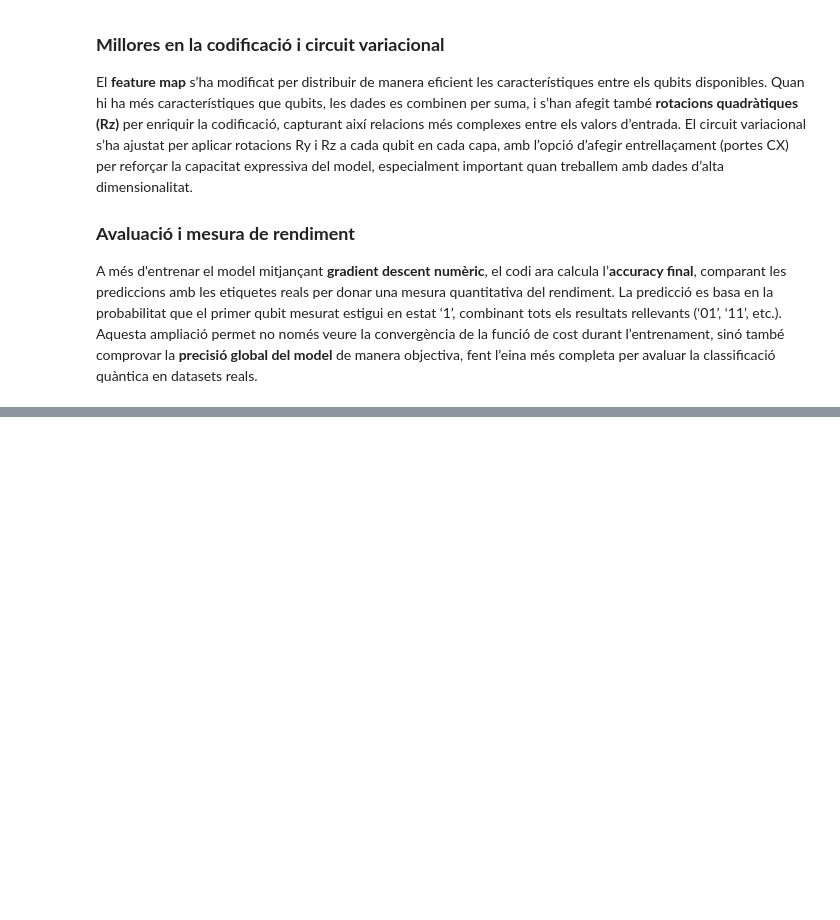
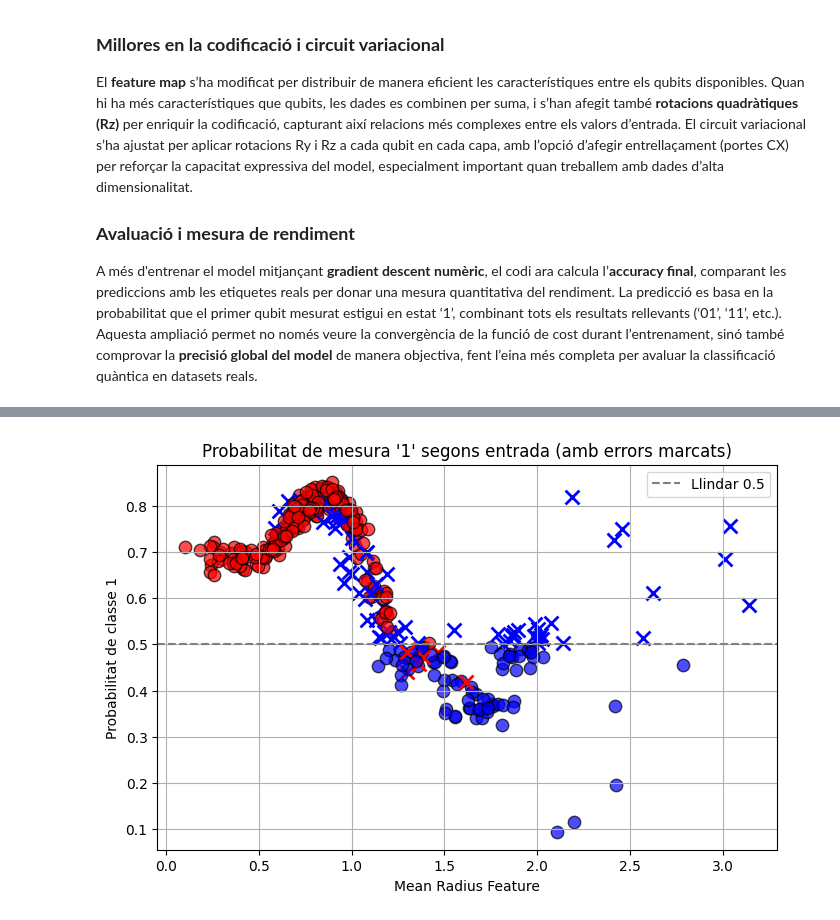
Before and after one commit to MinusOdin/qml_tfg, a Jupyter notebook: vqc.ipynb, the cells around one changed output, grey strips where cells are left out. Cells and saved outputs as stored; diff of their text form; code cells hidden in the pictures; blank space fills up the shorter version.

```diff
--- a/vqc.ipynb
+++ b/vqc.ipynb
@@ -690,0 +1129,23 @@ A més d'entrenar el model mitjançant **gradient descent numèric**, el codi ar
+# %%
+plt.figure(figsize=(8, 5))
+
+# Mostres ben classificades
+for x, prob, y_true, y_pred in zip(X_plot, prob_1_plot, y_true_plot, y_pred_plot):
+    if y_true == y_pred:
+        plt.scatter(x, prob, c='blue' if y_true == 0 else 'red', edgecolors='k', s=80, marker='o', alpha=0.7)
+    else:
+        plt.scatter(x, prob, c='blue' if y_true == 0 else 'red', edgecolors='k', s=100, marker='x', linewidths=2)
+
+# Referència de la decisió
+plt.axhline(0.5, color='gray', linestyle='--', label="Llindar 0.5")
+
+# Etiquetes
+plt.title("Probabilitat de mesura '1' segons entrada (amb errors marcats)")
+plt.xlabel("Mean Radius Feature")
+plt.ylabel("Probabilitat de classe 1")
+plt.grid(True)
+plt.legend()
+plt.savefig("vqc_prob_with_errors.png", dpi=300, bbox_inches='tight')
+plt.show()
+# %% [output]
+[figure, added]
```
Also changed, not shown: parts of 18 cells of this notebook, 3 other files.
